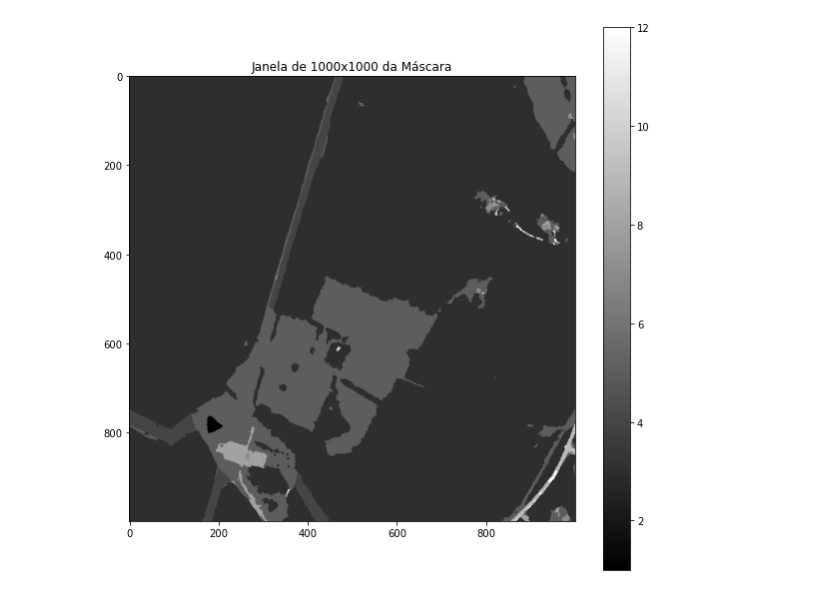
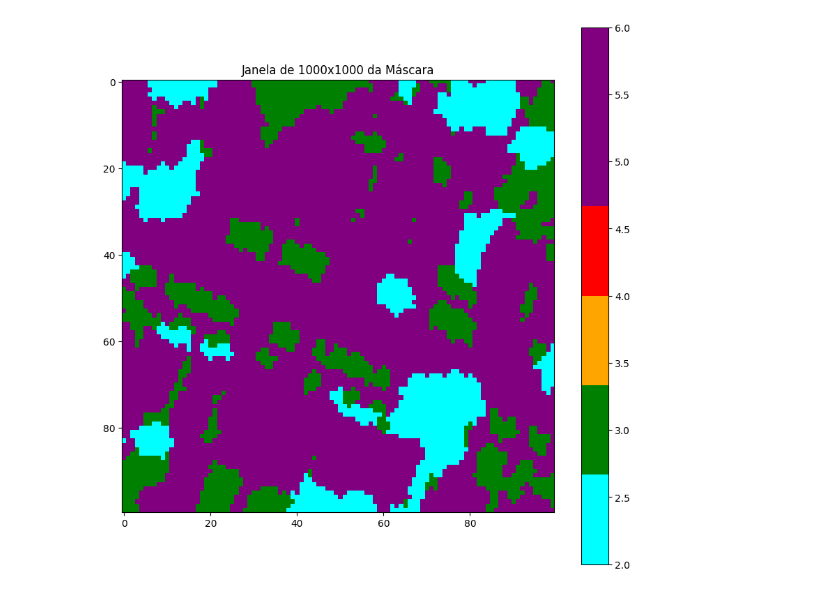
Before and after one commit to maTh51/ifsl, a Jupyter notebook: fs-cs/show_img.ipynb, the cells around one changed output. Cells and saved outputs as stored; diff of their text form; code cells hidden in the pictures.

Commit message:
Adding Test dasatet

```diff
--- a/fs-cs/show_img.ipynb
+++ b/fs-cs/show_img.ipynb
@@ -7,33 +79,37 @@ from tqdm import tqdm
 # %%
 # Caminho do arquivo .tif
-tif_path = '/scratch/matheuspimenta/va_lc_2018_2022-Edition.tif'
+tif_path = '/scratch/dataset/chesapeake/ny_1m_2013_extended-debuffered-test_tiles/m_4307563_nw_18_1_lc.tif'
 # Defina o tamanho da janela (1000x1000 pixels)
-window_size = 1000
+window_size = 100
 
 # Abrindo o arquivo .tif com rasterio
 with rasterio.open(tif_path) as src:
     # Dimensões da imagem original
     width, height = src.width, src.height
 
     # Escolha uma posição inicial (aqui pegamos o centro da imagem)
     x_center, y_center = width // 2, height // 2
 
     # Defina as coordenadas da janela
     window = Window(
         x_center - window_size // 2,
         y_center - window_size // 2,
         window_size,
         window_size
     )
 
     # Leia a janela da primeira banda
-    mask_window = src.read(1, window=window)
+    mask_window = src.read(1)
+    # mask_window = src.read(1, window=window)
+
+    cores = ['cyan', 'green', 'orange', 'red', 'purple', 'purple']
+    cmap = plt.cm.colors.ListedColormap(cores)
 
     # Plotando a máscara
     plt.figure(figsize=(10, 10))
-    plt.imshow(mask_window, cmap='gray')
+    plt.imshow(mask_window, cmap=cmap)
     plt.colorbar()
     plt.title(f"Janela de 1000x1000 da Máscara")
     plt.show()
 # %% [output]
-[figure, old version]
+[figure, new version]
```
Also changed, not shown: parts of 18 cells of this notebook, 6 other files.
